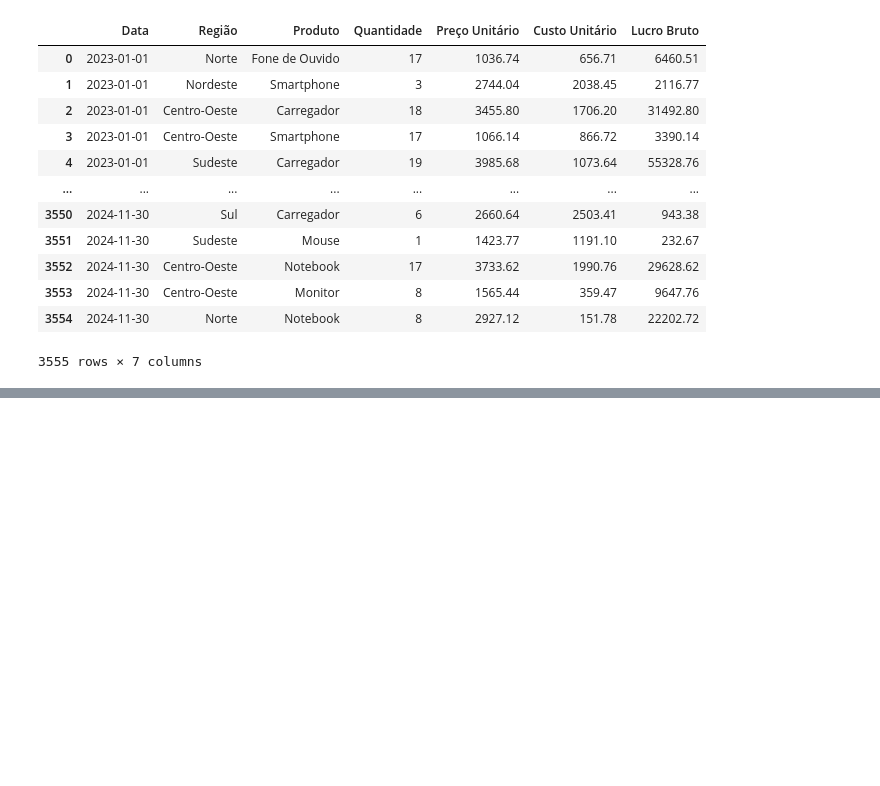
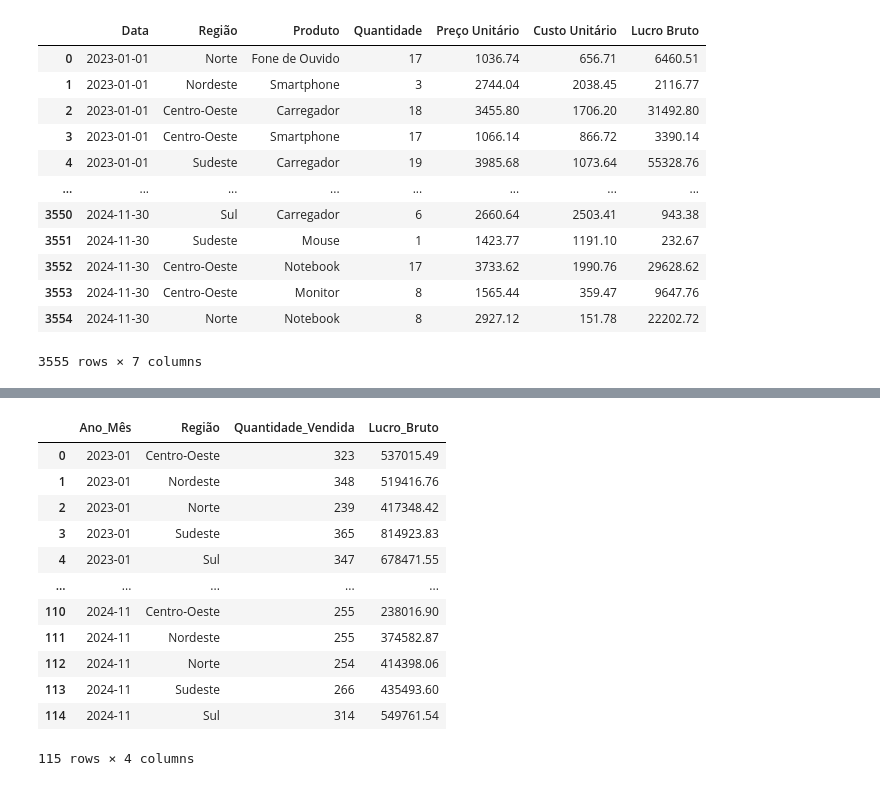
Before and after one commit to HanmaSj/analise-de-dados, a Jupyter notebook: analise/techsales.ipynb, the cells around one changed output, grey strips where cells are left out. Drawn from its saved outputs; the diff is of its cells as text; code cells hidden in the pictures; blank space fills up the shorter version.

```diff
--- a/analise/techsales.ipynb
+++ b/analise/techsales.ipynb
@@ -122,3 +217,34 @@ for regiao in regioes:
+# %%
+# Por Mês
+
+tabela['Data'] = pd.to_datetime(tabela['Data'])
+
+# Extrair o ano e mês da coluna 'Data' para uma nova coluna 'Ano_Mês'
+tabela['Ano_Mês'] = tabela['Data'].dt.to_period('M').dt.strftime('%Y-%m')  # Convertendo para string
+
+
+# Agrupar os dados por 'Ano_Mês' e 'Região', e calcular as somas de Quantidade e Lucro Bruto
+resultado = tabela.groupby(['Ano_Mês', 'Região']).agg(
+    Quantidade_Vendida=('Quantidade', 'sum'),
+    Lucro_Bruto=('Lucro Bruto', 'sum')
+).reset_index()
+
+# Exibir o resultado
+display(resultado)
+# %% [output]
+|  | Ano_Mês | Região | Quantidade_Vendida | Lucro_Bruto |
+| 0 | 2023-01 | Centro-Oeste | 323 | 537015.49 |
+| 1 | 2023-01 | Nordeste | 348 | 519416.76 |
+| 2 | 2023-01 | Norte | 239 | 417348.42 |
+| 3 | 2023-01 | Sudeste | 365 | 814923.83 |
+| 4 | 2023-01 | Sul | 347 | 678471.55 |
+| ... | ... | ... | ... | ... |
+| 110 | 2024-11 | Centro-Oeste | 255 | 238016.90 |
+| 111 | 2024-11 | Nordeste | 255 | 374582.87 |
+| 112 | 2024-11 | Norte | 254 | 414398.06 |
+| 113 | 2024-11 | Sudeste | 266 | 435493.60 |
+| 114 | 2024-11 | Sul | 314 | 549761.54 |
+115 rows × 4 columns
 # %%
 # Graficos
 # %%
```
Also changed, not shown: parts of 4 cells of this notebook.
